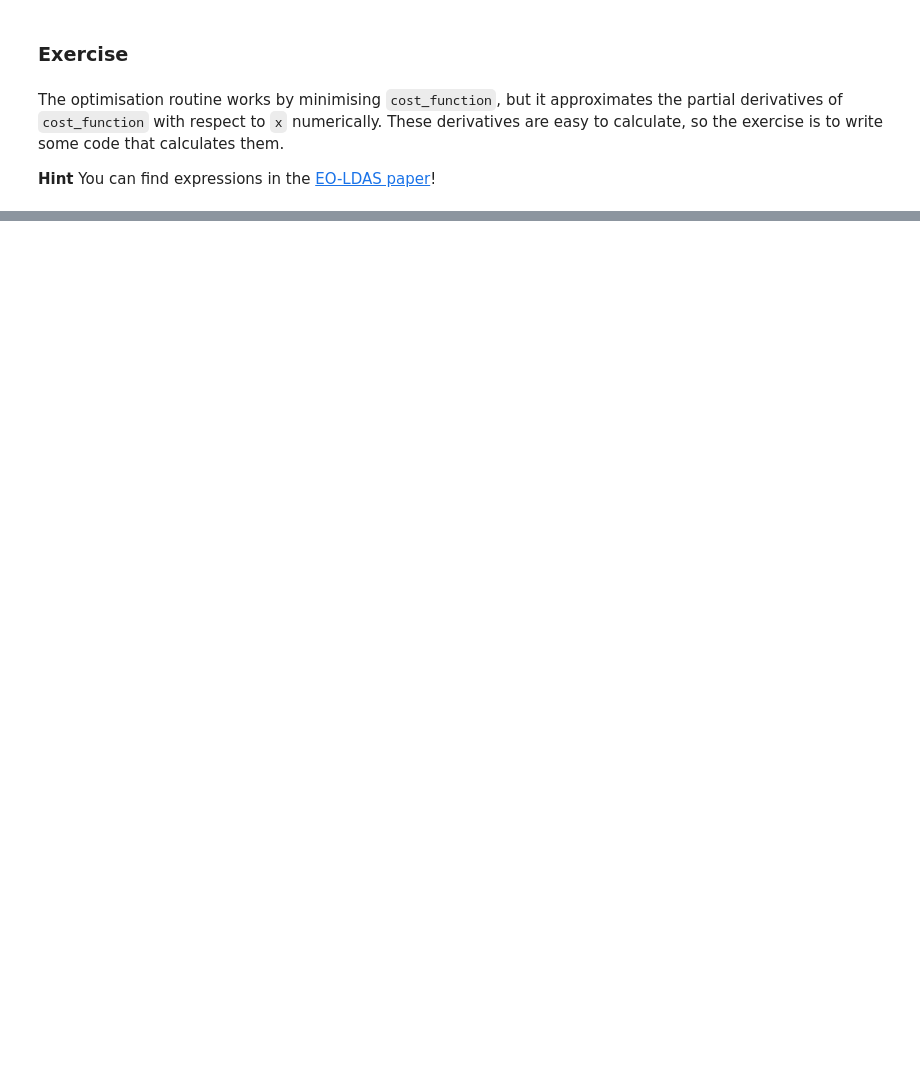
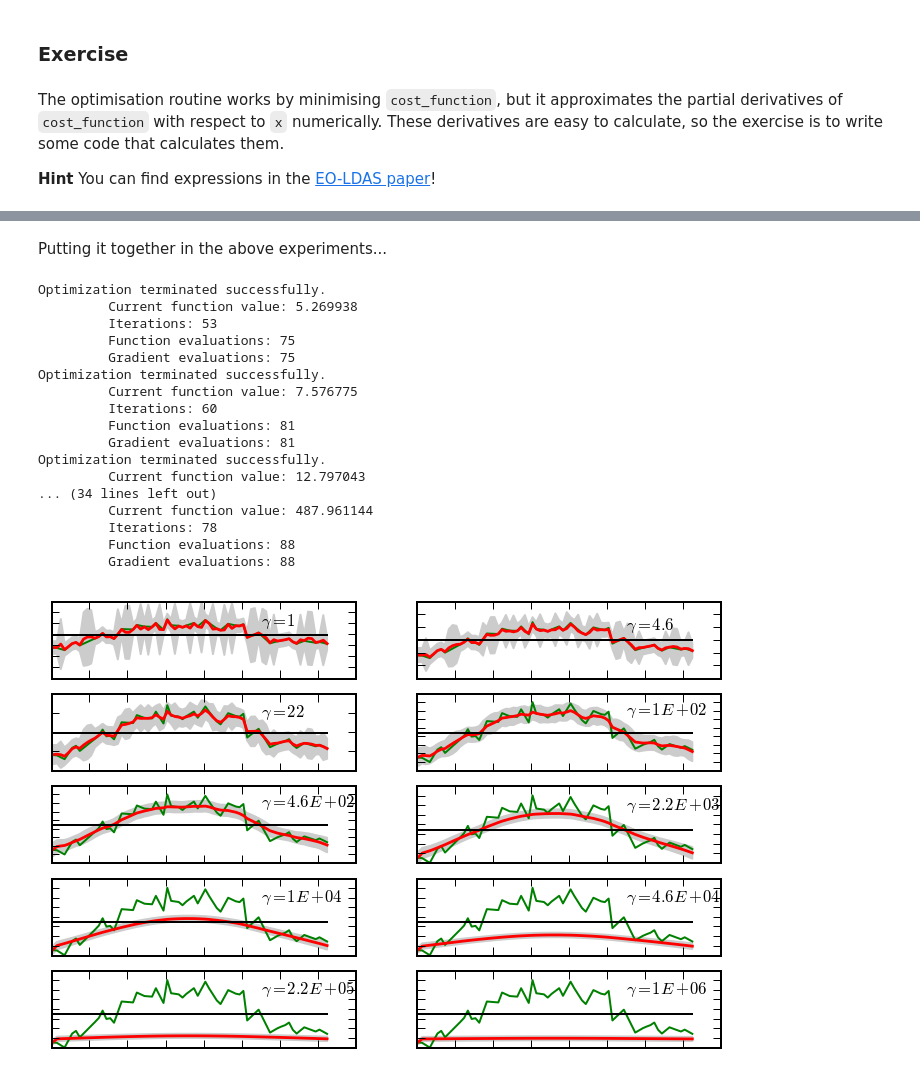
Before and after one commit to maxchernet/toy_eoldas, a Jupyter notebook: NDVI_smoothing.ipynb, the cells around one changed output, grey strips where cells are left out. Drawn from its saved outputs; the diff is of its cells as text; code cells hidden in the pictures; blank space fills up the shorter version.

```diff
--- a/NDVI_smoothing.ipynb
+++ b/NDVI_smoothing.ipynb
@@ -349,0 +483,64 @@ You can find expressions in the [EO-LDAS paper](http://www.sciencedirect.com/sci
+# %% [markdown]
+Putting it together in the above experiments...
+# %%
+def posterior_covariance (x, sigma_prior, sigma_obs, gamma):
+    I = np.identity(x.shape[0])
+    D1 = np.matrix(I - np.roll(I,1))
+
+    hess_obs = np.zeros( x.shape[0] )
+    hess_obs[obs_mask] = (1./sigma_obs**2)
+    hess_obs = np.diag( hess_obs )
+    hess_prior = (1./sigma_prior**2)*np.diag(np.ones_like(x))
+
+    hess_model = gamma*np.dot ( D1,np.eye(x.shape[0])).dot( D1.T)
+    hess = hess_obs + hess_prior + hess_model
+    post_covar = np.linalg.inv ( hess )
+    return np.sqrt(np.diagonal(post_covar))
+
+
+x = np.arange(1,366, 5)
+y_smooth = (1-np.cos(np.pi*x/366.)**2)
+y_noisy = y_smooth + np.random.randn(x.shape[0])*0.15
+obs_mask = np.random.rand(x.shape[0])
+obs_mask = np.where ( obs_mask>0.3, True, False )
+x_prior = np.ones_like(x)*0.5
+sigma_prior = 1.0
+gamma = 100
+sigma_obs = 0.15
+
+
+iplot=1
+for gamma in np.logspace(0,6,10):
+    plt.subplot(5,2,iplot)
+    iplot = iplot+1
+    plt.plot(x[obs_mask],y_noisy[obs_mask], '-g', ms=5)
+    retval = scipy.optimize.fmin_bfgs ( cost_function, x_prior, fprime=der_cost_function,\
+        args=(y_noisy[obs_mask], x_prior, sigma_obs, sigma_prior, gamma, obs_mask), \
+        disp=1, retall=1)
+    post_sd = posterior_covariance ( retval[0], sigma_prior, sigma_obs, gamma )
+    plt.fill_between(x, retval[0] - 1.96*post_sd, retval[0] + 1.96*post_sd, color='0.8' )
+    plt.plot(x,retval[0], '-r',lw=1.4 )
+    plt.plot ( x, x_prior, '-k', label="Prior")
+    plt.yticks(visible=False)
+    plt.xticks(visible=False)
+    plt.text(275,0.92,r'$\gamma=%4.2G$'%gamma, size="smaller")
+#plt.legend(loc='best')
+# %% [output]
+Optimization terminated successfully.
+         Current function value: 5.269938
+         Iterations: 53
+         Function evaluations: 75
+         Gradient evaluations: 75
+Optimization terminated successfully.
+         Current function value: 7.576775
+         Iterations: 60
+         Function evaluations: 81
+         Gradient evaluations: 81
+Optimization terminated successfully.
+         Current function value: 12.797043
+... (34 lines left out)
+         Current function value: 487.961144
+         Iterations: 78
+         Function evaluations: 88
+         Gradient evaluations: 88
+[figure, added]
```
Also changed, not shown: parts of 14 cells of this notebook.
